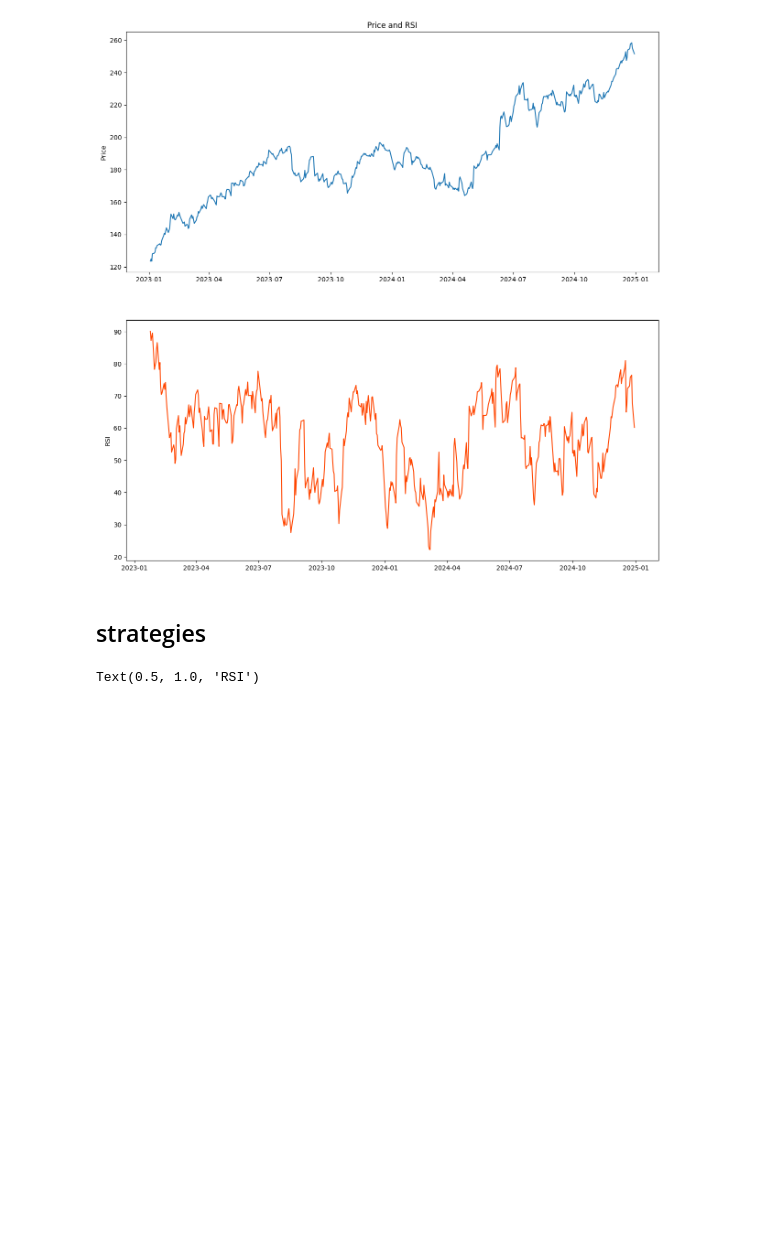
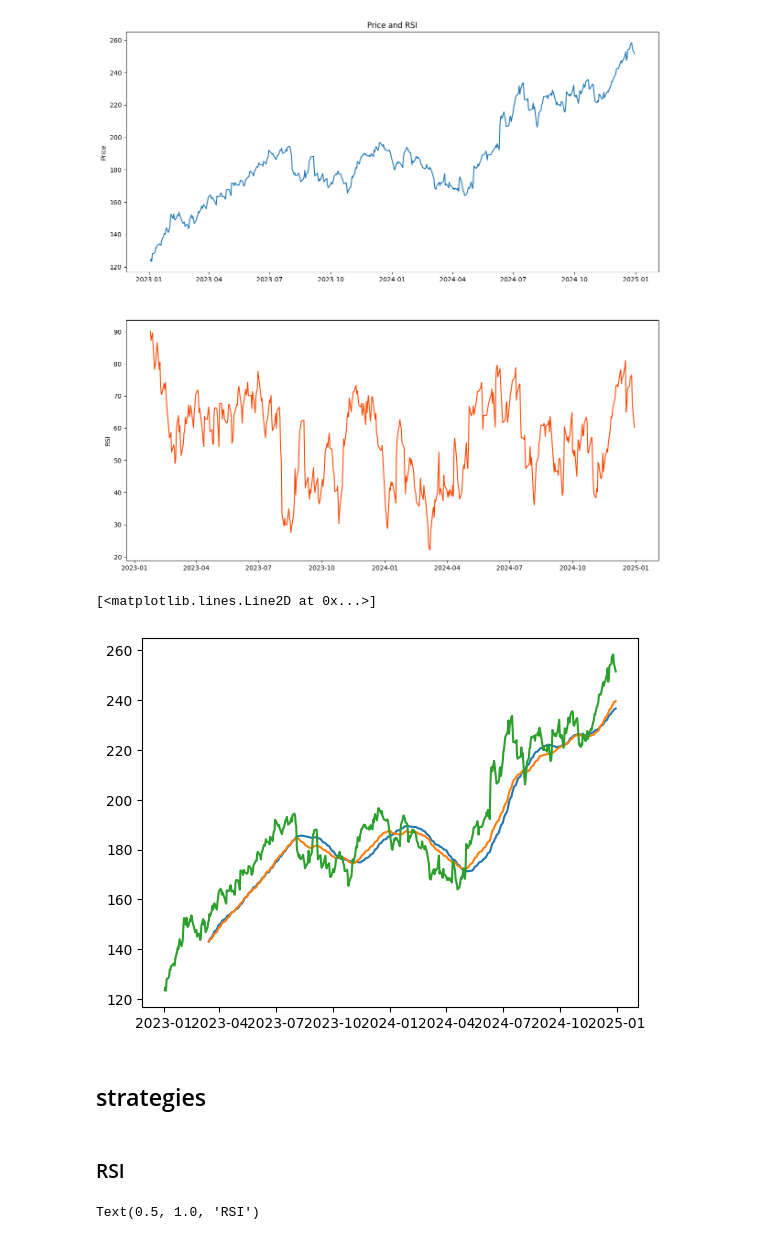
Before and after one commit to Mayahm04/Financial_Trading, a Jupyter notebook: project.ipynb, the cells around one changed output. Cells and saved outputs as stored; diff of their text form; code cells hidden in the pictures; blank space fills up the shorter version.

```diff
--- a/project.ipynb
+++ b/project.ipynb
@@ -104,7 +104,19 @@ ax1.set_title('Price and RSI')
 plt.show()
 # %% [output]
 [figure]
+# %%
+#MA
+data['SMA'] = talib.SMA(data['Close'], timeperiod=50)
+plt.plot(data['SMA'], label='SMA')
+data['EMA'] = talib.EMA(data['Close'], timeperiod=50)
+plt.plot(data['EMA'], label='EMA')
+plt.plot(data['Close'], label='Close')
+# %% [output]
+[<matplotlib.lines.Line2D at 0x...>]
+[figure, added]
 # %% [markdown]
 ## strategies
+# %% [markdown]
+### RSI
 # %%
 #data_clean = data.dropna()
```
Also changed, not shown: parts of 16 cells of this notebook.
